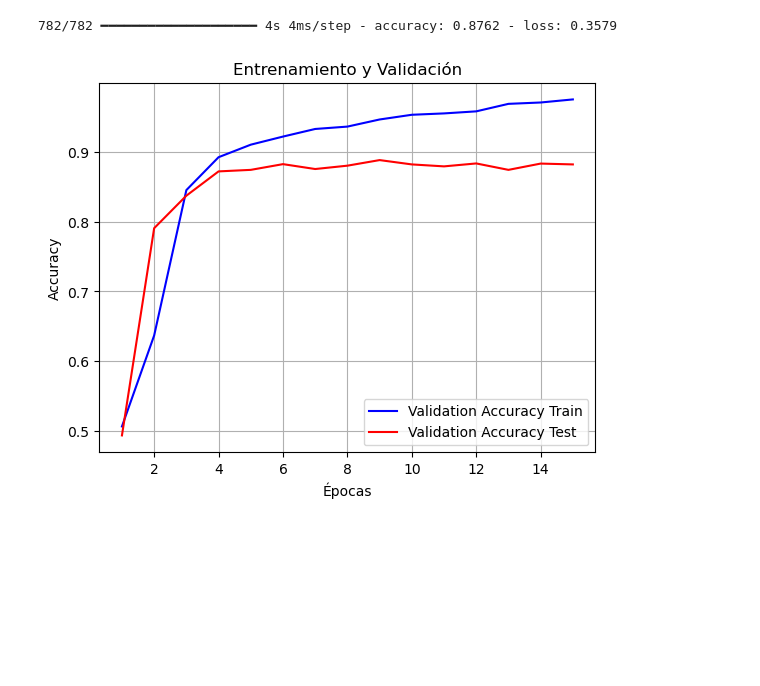
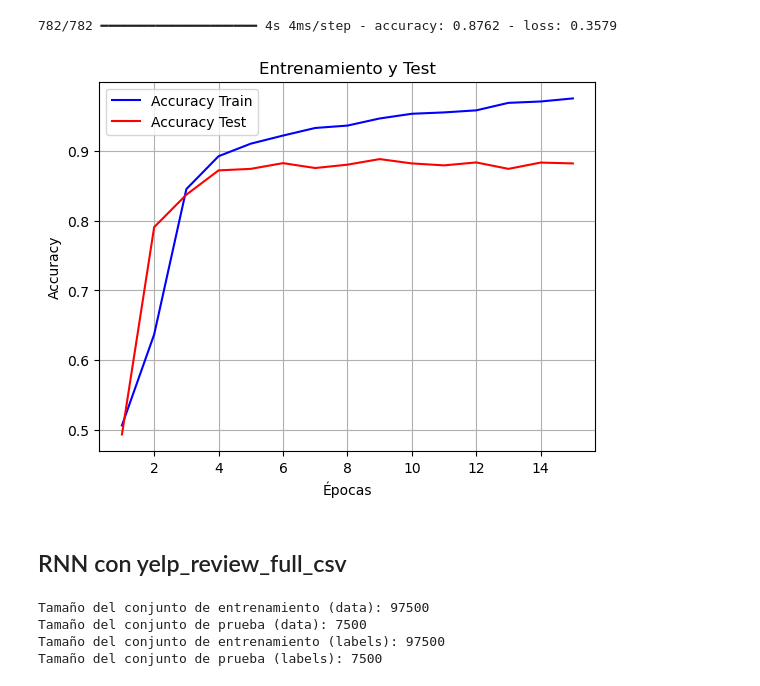
Before and after one commit to Carsanpo/Entregas_RNN, a Jupyter notebook: Entregable_1.ipynb, the cells around one changed output. Saved outputs shown, nothing was run; the diff lists cells and outputs as text; code cells hidden in the pictures; blank space fills up the shorter version.

Commit message:
pruebas con mas reseñas y clases

```diff
--- a/Entregable_1.ipynb
+++ b/Entregable_1.ipynb
@@ -72,17 +74,46 @@ results = model.evaluate(x_test, test_labels)
 # %%
 import matplotlib.pyplot as plt
 
-# Crear el gráfico
+
 epochs = range(1, len(val_acc_train) + 1)
-plt.plot(epochs, val_acc_train, 'b', label='Validation Accuracy Train')
-plt.plot(epochs, val_acc_test, 'r', label='Validation Accuracy Test')
-plt.title('Entrenamiento y Validación')
+plt.plot(epochs, val_acc_train, 'b', label='Accuracy Train')
+plt.plot(epochs, val_acc_test, 'r',  label='Accuracy Test')
+plt.title('Entrenamiento y Test')
 plt.xlabel('Épocas')
 plt.ylabel('Accuracy')
 plt.legend()
 plt.grid()
 
-# Mostrar el gráfico
 plt.show()
 # %% [output]
-[figure, old version]
+[figure, new version]
+# %% [markdown]
+## RNN con yelp_review_full_csv
+# %%
+path_train="yelp_review_full_csv/train.csv"
+path_test="yelp_review_full_csv/test.csv"
+
+# Cargar el 10% de las filas del archivo train.csv
+train_data_2 = pd.read_csv(path_train).sample(frac=0.15, random_state=42)
+
+# Separar características (data) y etiquetas (labels) para train
+train_labels_2 = train_data_2.iloc[:, 0]  # La primera columna contiene las etiquetas
+train_data_2 = train_data_2.iloc[:, 1]  # Las características están en todas las columnas excepto la primera
+
+# Cargar el 10% de las filas del archivo test.csv
+test_data_2 = pd.read_csv(path_test).sample(frac=0.15, random_state=42)
+
+# Separar características (data) y etiquetas (labels) para test
+test_labels_2 = test_data_2.iloc[:, 0]  # La primera columna contiene las etiquetas
+test_data_2 = test_data_2.iloc[:, 1]  # Las características están en todas las columnas excepto la primera
+
+# Verificar el tamaño de las muestras
+print("Tamaño del conjunto de entrenamiento (data):", len(train_data_2))
+print("Tamaño del conjunto de prueba (data):", len(test_data_2))
+print("Tamaño del conjunto de entrenamiento (labels):", len(train_labels_2))
+print("Tamaño del conjunto de prueba (labels):", len(test_labels_2))
+# %% [output]
+Tamaño del conjunto de entrenamiento (data): 97500
+Tamaño del conjunto de prueba (data): 7500
+Tamaño del conjunto de entrenamiento (labels): 97500
+Tamaño del conjunto de prueba (labels): 7500
```
Also changed, not shown: parts of 7 cells of this notebook.
